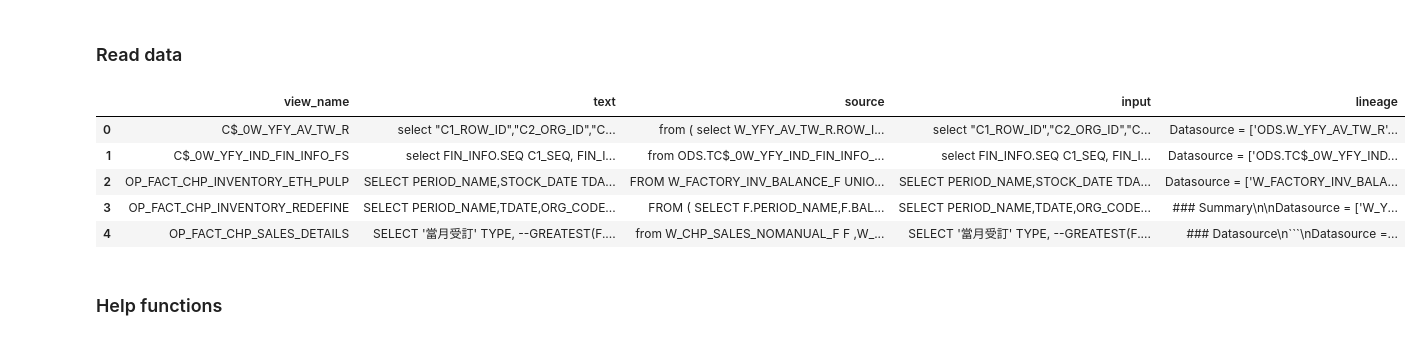
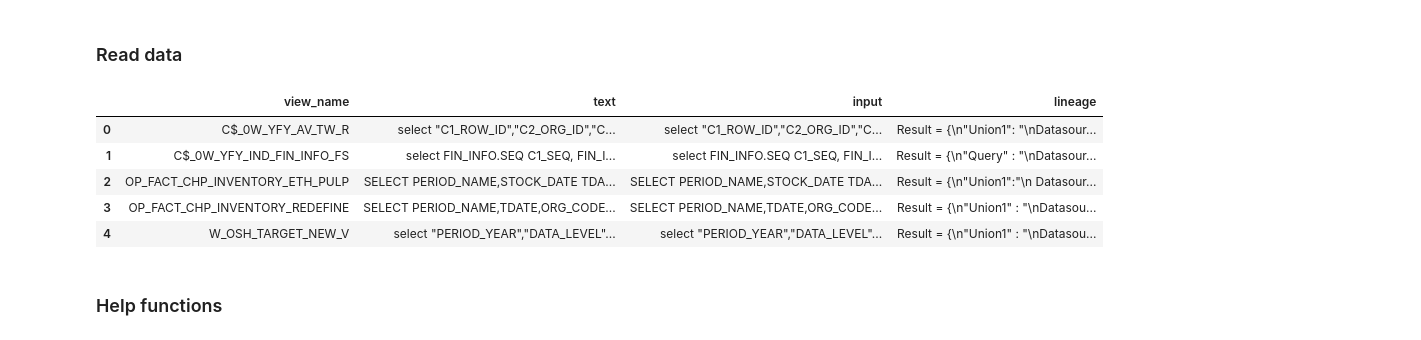
Before and after one commit to YFYDataTeam/KnowledgeBase, a Jupyter notebook: bi_sql_organizetion_neomodel.ipynb, the cells around one changed output. Drawn from its saved outputs; the diff is of its cells as text; code cells hidden in the pictures.

````diff
--- a/bi_sql_organizetion_neomodel.ipynb
+++ b/bi_sql_organizetion_neomodel.ipynb
@@ -79,15 +62,15 @@ results_as_dict
 # %% [markdown]
 ### Read data
 # %%
-bidb_view = pd.read_csv('./result/temp1.csv')
+bidb_view = pd.read_csv('./result/nice_result_1.csv')
 bidb_view
 # %% [output]
-|  | view_name | text | source | input | lineage |
-| 0 | C$_0W_YFY_AV_TW_R | select "C1_ROW_ID","C2_ORG_ID","C... | from ( select W_YFY_AV_TW_R.ROW_I... | select "C1_ROW_ID","C2_ORG_ID","C... | Datasource = ['ODS.W_YFY_AV_TW_R'... |
-| 1 | C$_0W_YFY_IND_FIN_INFO_FS | select FIN_INFO.SEQ C1_SEQ, FIN_I... | from ODS.TC$_0W_YFY_IND_FIN_INFO_... | select FIN_INFO.SEQ C1_SEQ, FIN_I... | Datasource = ['ODS.TC$_0W_YFY_IND... |
-| 2 | OP_FACT_CHP_INVENTORY_ETH_PULP | SELECT PERIOD_NAME,STOCK_DATE TDA... | FROM W_FACTORY_INV_BALANCE_F UNIO... | SELECT PERIOD_NAME,STOCK_DATE TDA... | Datasource = ['W_FACTORY_INV_BALA... |
-| 3 | OP_FACT_CHP_INVENTORY_REDEFINE | SELECT PERIOD_NAME,TDATE,ORG_CODE... | FROM ( SELECT F.PERIOD_NAME,F.BAL... | SELECT PERIOD_NAME,TDATE,ORG_CODE... | ### Summary\n\nDatasource = ['W_Y... |
-| 4 | OP_FACT_CHP_SALES_DETAILS | SELECT '當月受訂' TYPE, --GREATEST(F.... | from W_CHP_SALES_NOMANUAL_F F ,W_... | SELECT '當月受訂' TYPE, --GREATEST(F.... | ### Datasource\n```\nDatasource =... |
+|  | view_name | text | input | lineage |
+| 0 | C$_0W_YFY_AV_TW_R | select "C1_ROW_ID","C2_ORG_ID","C... | select "C1_ROW_ID","C2_ORG_ID","C... | Result = {\n"Union1": "\nDatasour... |
+| 1 | C$_0W_YFY_IND_FIN_INFO_FS | select FIN_INFO.SEQ C1_SEQ, FIN_I... | select FIN_INFO.SEQ C1_SEQ, FIN_I... | Result = {\n"Query" : "\nDatasour... |
+| 2 | OP_FACT_CHP_INVENTORY_ETH_PULP | SELECT PERIOD_NAME,STOCK_DATE TDA... | SELECT PERIOD_NAME,STOCK_DATE TDA... | Result = {\n"Union1":"\n Datasour... |
+| 3 | OP_FACT_CHP_INVENTORY_REDEFINE | SELECT PERIOD_NAME,TDATE,ORG_CODE... | SELECT PERIOD_NAME,TDATE,ORG_CODE... | Result = {\n"Union1" : "\nDatasou... |
+| 4 | W_OSH_TARGET_NEW_V | select "PERIOD_YEAR","DATA_LEVEL"... | select "PERIOD_YEAR","DATA_LEVEL"... | Result = {\n"Union1" : "\nDatasou... |
 # %% [markdown]
 ### Help functions
 # %%
````
Also changed, not shown: parts of 10 cells of this notebook, 12 other files.
